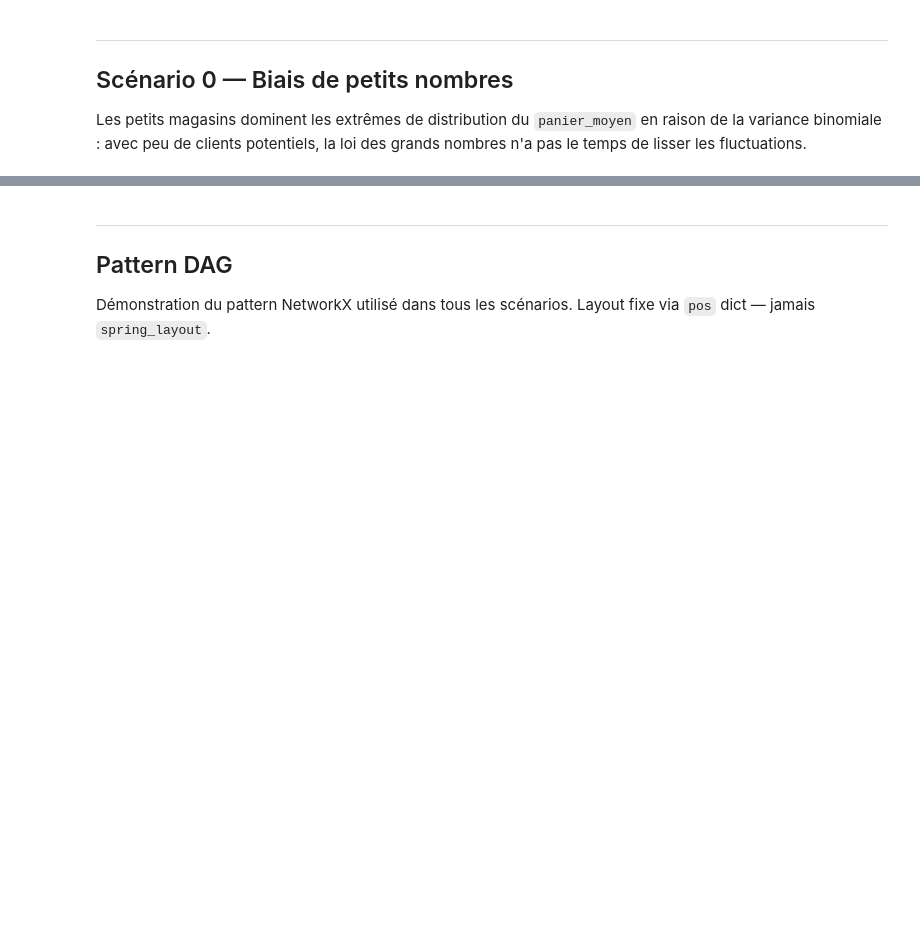
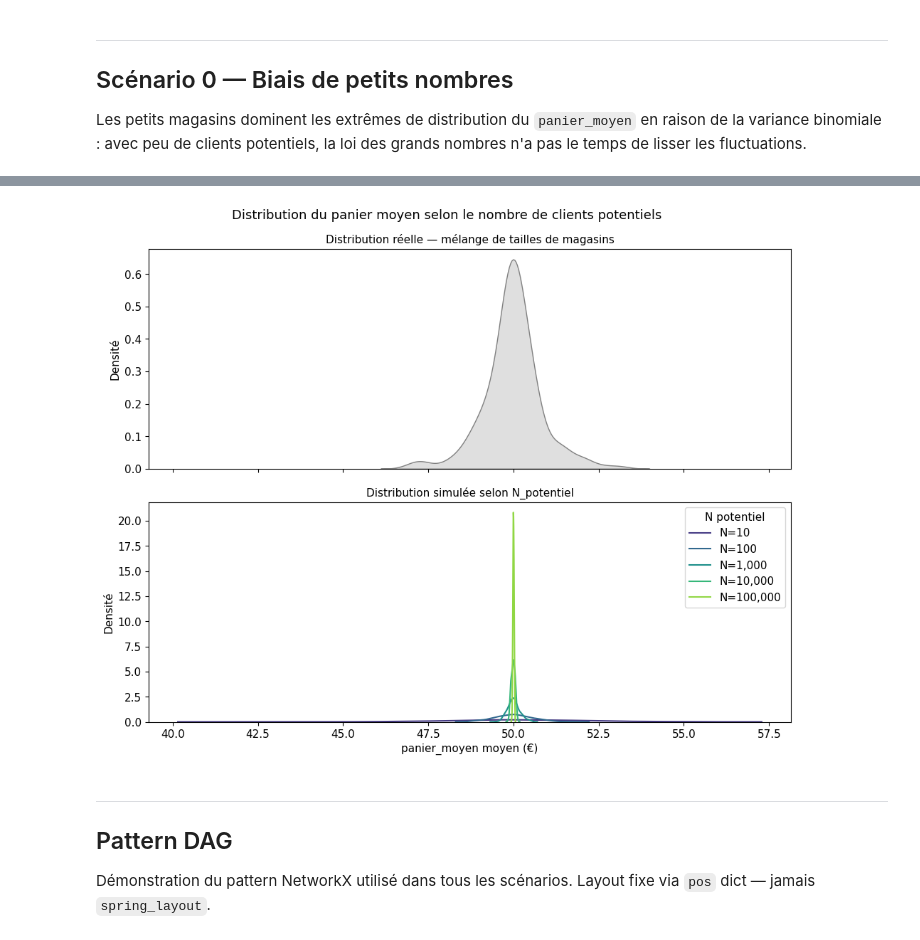
Before and after one commit to etirouthier/formation_causalite, a Jupyter notebook: formation_causalite.ipynb, the cells around one changed output, grey strips where cells are left out. Cells and saved outputs as stored; diff of their text form; code cells hidden in the pictures; blank space fills up the shorter version.

```diff
--- a/formation_causalite.ipynb
+++ b/formation_causalite.ipynb
@@ -320,35 +331,37 @@ rng_fig4 = np.random.default_rng(SEED + 4)
 fig, axes = plt.subplots(2, 1, figsize=(10, 8), sharex=True)
 
 # Rang 1 (haut) : KDE de la distribution réelle (mélange petit/moyen/grand)
 sns.kdeplot(data=agg_sc0['panier_moyen_moy'], ax=axes[0],
             fill=True, color='gray', label='Données réelles')
 axes[0].set_title('Distribution réelle — mélange de tailles de magasins', fontsize=11)
 axes[0].set_ylabel('Densité')
 axes[0].set_xlabel('')
 
 # Rang 2 (bas) : KDE overlay pour N = 10, 100, 1000, 10000, 100000
 N_values = [10, 100, 1000, 10000, 100000]
 palette_fig4 = sns.color_palette('viridis', len(N_values))
 
 for N, color in zip(N_values, palette_fig4):
     params_sim = {**PARAMS, 'n_petit': N, 'n_moyen': N, 'n_grand': N}
     sim_df = generate_base_panel(params_sim, rng_fig4)
     sim_df['pub'] = 0
     sim_df = compute_outcomes(sim_df, params_sim, rng_fig4)
     agg_sim = sim_df.groupby('magasin_id')['panier_moyen'].mean()
     sns.kdeplot(data=agg_sim.dropna(), ax=axes[1],
                 label=f'N={N:,}', color=color, warn_singular=False)
 
-axes[1].set_title('Distribution simulée par N_potentiel — loi des grands nombres', fontsize=11)
+axes[1].set_title('Distribution simulée selon N_potentiel', fontsize=11)
 axes[1].set_xlabel('panier_moyen moyen (€)')
 axes[1].set_ylabel('Densité')
 axes[1].legend(title='N potentiel')
 
-fig.suptitle('Mécanisme : la variance diminue avec le nombre de clients potentiels',
+fig.suptitle('Distribution du panier moyen selon le nombre de clients potentiels',
              fontsize=13)
 plt.tight_layout()
 fig.savefig('figures/sc0_loi_grands_nombres.png', dpi=150, bbox_inches='tight')
 plt.show()
+# %% [output]
+[figure, added]
 # %% [markdown]
 ---
 ## Pattern DAG
```
Also changed, not shown: parts of 6 cells of this notebook, 3 other files.
